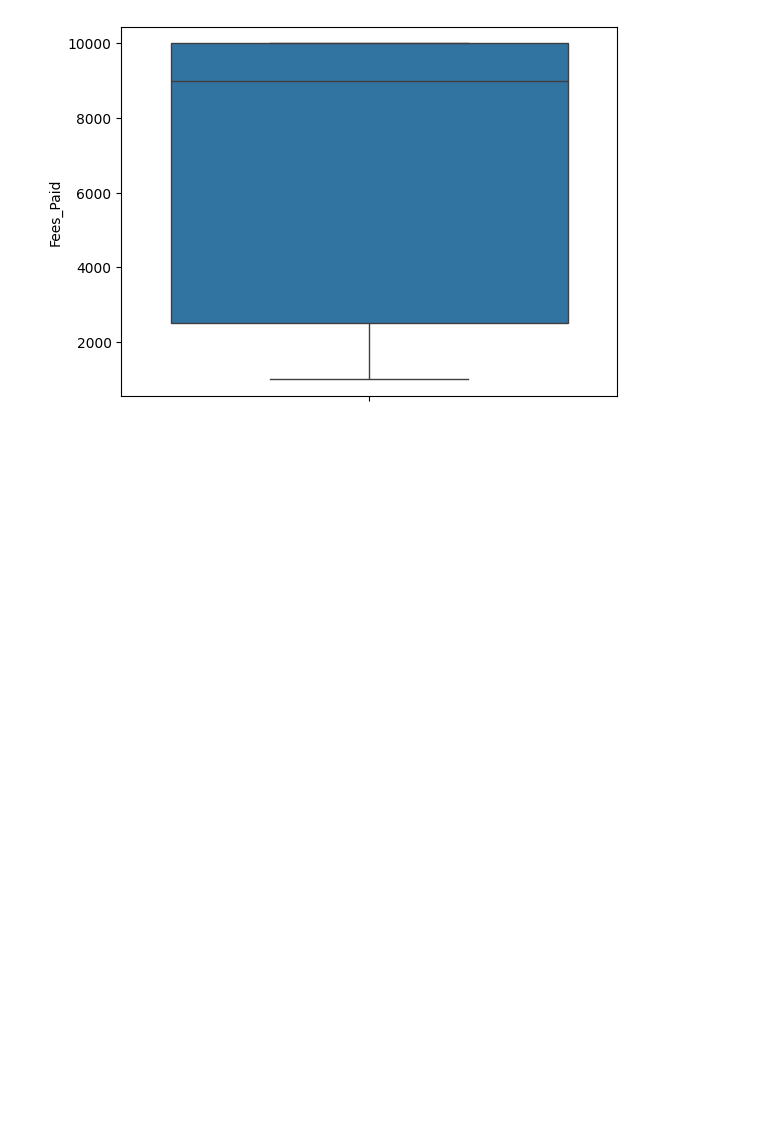
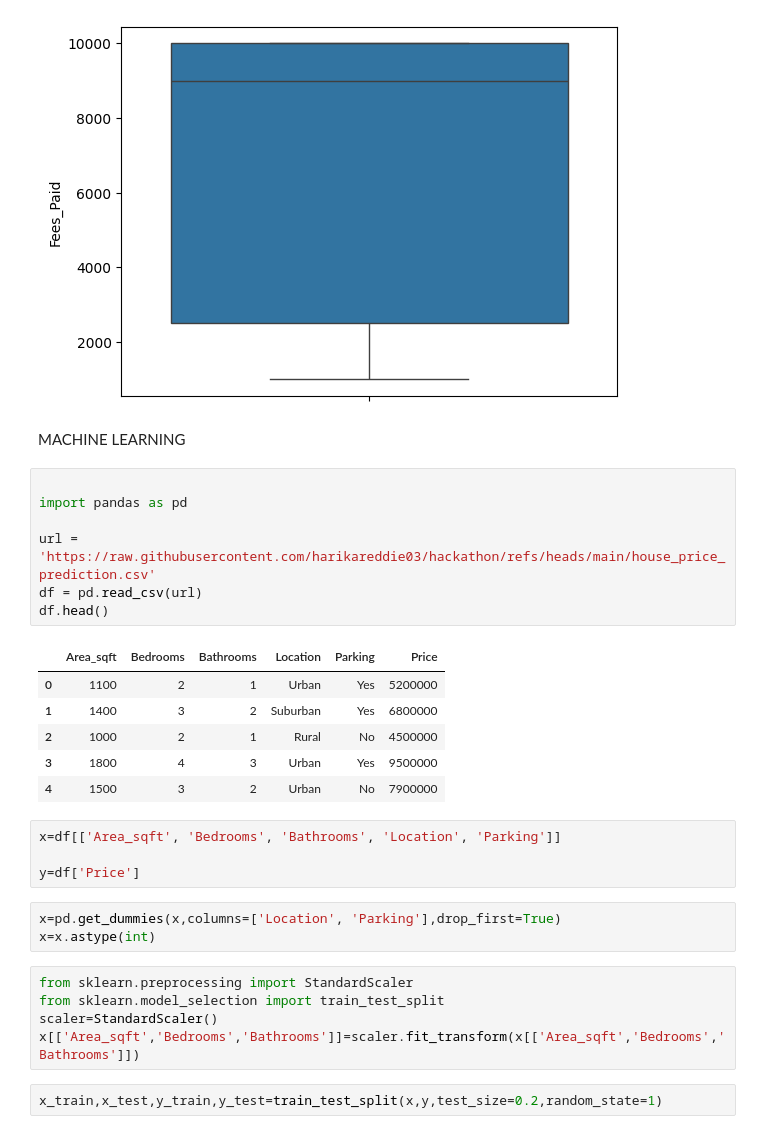
Before and after one commit to harikareddie03/hackathon, a Jupyter notebook: Untitled0.ipynb, the cells around one changed output. Drawn from its saved outputs; the diff is of its cells as text; blank space fills up the shorter version.

```diff
--- a/Untitled0.ipynb
+++ b/Untitled0.ipynb
@@ -424,3 +424,33 @@ sns.boxplot(data=df,y='Fees_Paid')
 # %% [output]
 <Axes: ylabel='Fees_Paid'>
 [figure]
+# %% [markdown]
+MACHINE LEARNING
+# %%
+
+import pandas as pd
+
+url = 'https://raw.githubusercontent.com/harikareddie03/hackathon/refs/heads/main/house_price_prediction.csv'
+df = pd.read_csv(url)
+df.head()
+# %% [output]
+|  | Area_sqft | Bedrooms | Bathrooms | Location | Parking | Price |
+| 0 | 1100 | 2 | 1 | Urban | Yes | 5200000 |
+| 1 | 1400 | 3 | 2 | Suburban | Yes | 6800000 |
+| 2 | 1000 | 2 | 1 | Rural | No | 4500000 |
+| 3 | 1800 | 4 | 3 | Urban | Yes | 9500000 |
+| 4 | 1500 | 3 | 2 | Urban | No | 7900000 |
+# %%
+x=df[['Area_sqft', 'Bedrooms', 'Bathrooms', 'Location', 'Parking']]
+
+y=df['Price']
+# %%
+x=pd.get_dummies(x,columns=['Location', 'Parking'],drop_first=True)
+x=x.astype(int)
+# %%
+from sklearn.preprocessing import StandardScaler
+from sklearn.model_selection import train_test_split
+scaler=StandardScaler()
+x[['Area_sqft','Bedrooms','Bathrooms']]=scaler.fit_transform(x[['Area_sqft','Bedrooms','Bathrooms']])
+# %%
+x_train,x_test,y_train,y_test=train_test_split(x,y,test_size=0.2,random_state=1)
```
